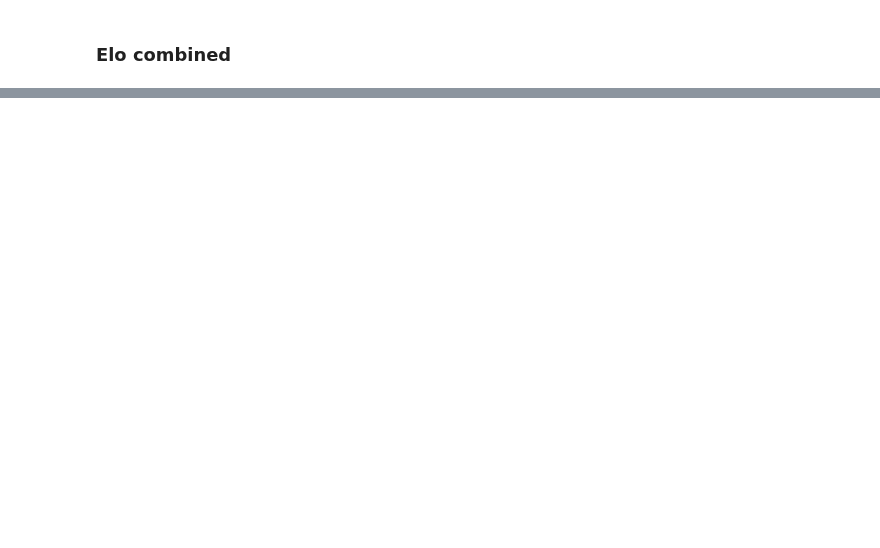
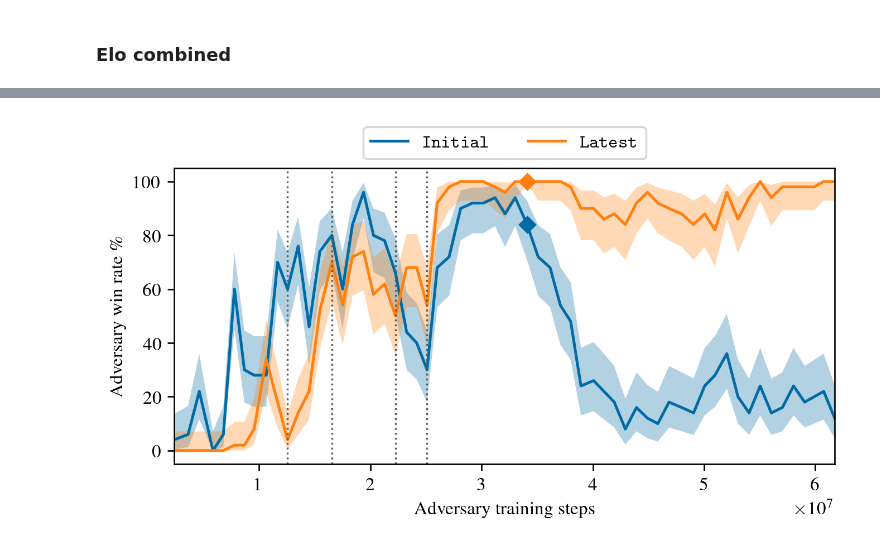
Before and after one commit to AlignmentResearch/KataGoVisualizer, a Jupyter notebook: notebooks/notebooks/iclr2022/plots.ipynb, the cells around one changed output, grey strips where cells are left out. Cells and saved outputs as stored; diff of their text form; code cells hidden in the pictures; blank space fills up the shorter version.

```diff
--- a/notebooks/notebooks/iclr2022/plots.ipynb
+++ b/notebooks/notebooks/iclr2022/plots.ipynb
@@ -553,0 +556,49 @@ plt.savefig("adv-vs-cp505-vary-visits2.svg")
+# %%
+sgf_paths = game_info.find_sgf_files(pathlib.Path("/nas/ucb/ttseng/go_attack/match/adv-checkpoints"))
+game_infos = list(game_info.read_and_parse_all_files(sgf_paths, fast_parse=True))
+df = pd.DataFrame(game_infos)
+
+df19 = df.loc[df.board_size == 19]
+df19 = df19.loc[df19.adv_name != "adv-s1122816-d254183-v600"]
+
+colors = plt.rcParams["axes.prop_cycle"].by_key()["color"]
+fig, axs = plt.subplots(1, 1, constrained_layout=True,
+            figsize=(5.50107, 3), dpi=240)
+
+plt.subplot(1, 1, 1)
+ALPHA = 0.05
+df19['adv_win_perc'] = df.adv_win * 100
+for i, v in enumerate(sorted(df19.victim_steps.unique())):
+    ax = (
+        df19[df19.victim_steps == v]
+        .groupby("adv_steps")
+        .mean(True)
+        .adv_win_perc
+        .plot(label=[r'\texttt{Initial}', r'\texttt{Latest}'][i])
+    )
+    victim_df = df19[df19.victim_steps == v]
+    df_confint = victim_df.groupby("adv_steps").mean(True)
+    conf_df = df_confint.apply(
+        lambda x: proportion_confint(
+            len(victim_df[(victim_df.adv_steps == x.name) & (victim_df.adv_win)]),
+            len(victim_df[victim_df.adv_steps == int(x.name)]),
+            alpha=ALPHA, method='beta'),
+        axis=1, result_type='expand')
+    plt.fill_between(df_confint.index, conf_df[0] * 100, conf_df[1] * 100, alpha=0.3)
+    adv_pt = 34090496
+    plt.plot(adv_pt,
+            df19[df19.victim_steps == v].groupby("adv_steps").mean(True).adv_win_perc.loc[adv_pt].item(),
+            'D', color=colors[i])
+
+x_coords = [12560640, 16541696, 22263040, 25102336]
+for xc in x_coords:
+    plt.axvline(x=xc, ls=':', lw=1, color=colors[3])
+
+plt.ylabel(r"Adversary win rate \%")
+plt.xlabel("Adversary training steps")
+plt.margins(x=0)
+plt.legend(loc='lower center', bbox_to_anchor=(0.5, 1.0), ncols=2, fancybox=True)
+
+plt.savefig("adv-training.svg")
+# %% [output]
+[figure, added]
```
Also changed, not shown: parts of 4 cells of this notebook, 8 other files.
